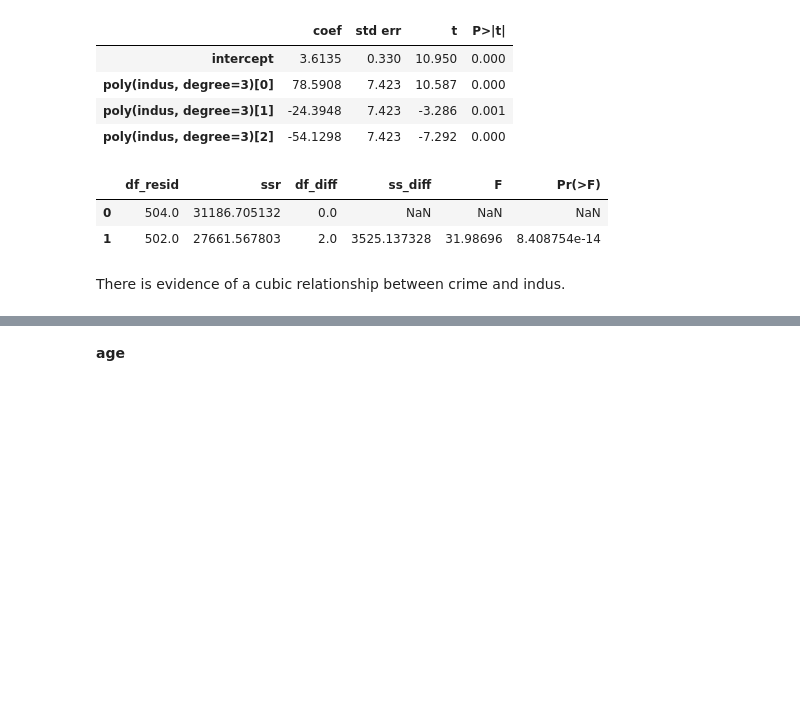
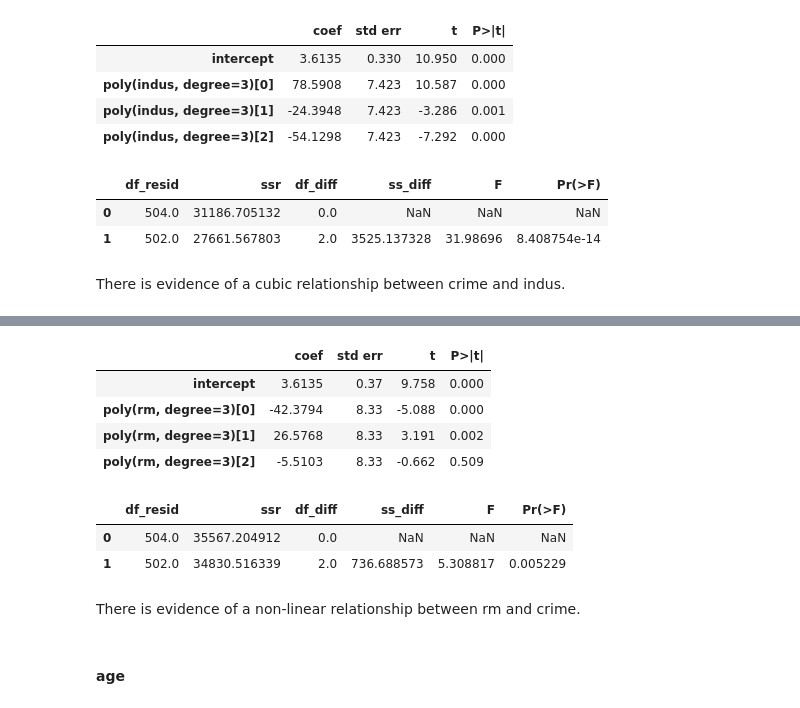
Before and after one commit to carmancater/an-introduction-to-statistical-learning-with-applications-in-python, a Jupyter notebook: Chapter 03 - Linear Regression/Ch 3 Ex 15.ipynb, the cells around one changed output, grey strips where cells are left out. Drawn from its saved outputs; the diff is of its cells as text; code cells hidden in the pictures; blank space fills up the shorter version.

```diff
--- a/Chapter 03 - Linear Regression/Ch 3 Ex 15.ipynb
+++ b/Chapter 03 - Linear Regression/Ch 3 Ex 15.ipynb
@@ -819,2 +849,18 @@ There is evidence of a cubic relationship between crime and indus.
+# %%
+summarize(cubicResults['rm'])
+# %% [output]
+|  | coef | std err | t | P>|t| |
+| intercept | 3.6135 | 0.37 | 9.758 | 0.000 |
+| poly(rm, degree=3)[0] | -42.3794 | 8.33 | -5.088 | 0.000 |
+| poly(rm, degree=3)[1] | 26.5768 | 8.33 | 3.191 | 0.002 |
+| poly(rm, degree=3)[2] | -5.5103 | 8.33 | -0.662 | 0.509 |
+# %%
+anova_lm(linearResults['rm'], cubicResults['rm'])
+# %% [output]
+|  | df_resid | ssr | df_diff | ss_diff | F | Pr(>F) |
+| 0 | 504.0 | 35567.204912 | 0.0 | NaN | NaN | NaN |
+| 1 | 502.0 | 34830.516339 | 2.0 | 736.688573 | 5.308817 | 0.005229 |
+# %% [markdown]
+There is evidence of a non-linear relationship between rm and crime.
 # %% [markdown]
-**age**
+#### age
```
Also changed, not shown: parts of 40 cells of this notebook.
